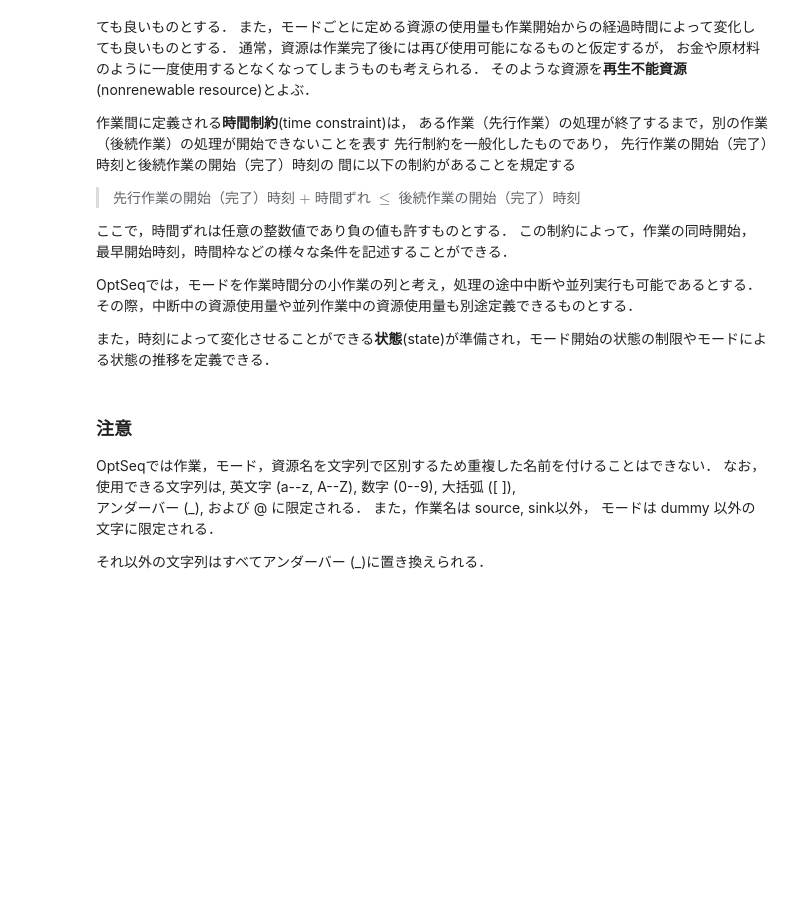
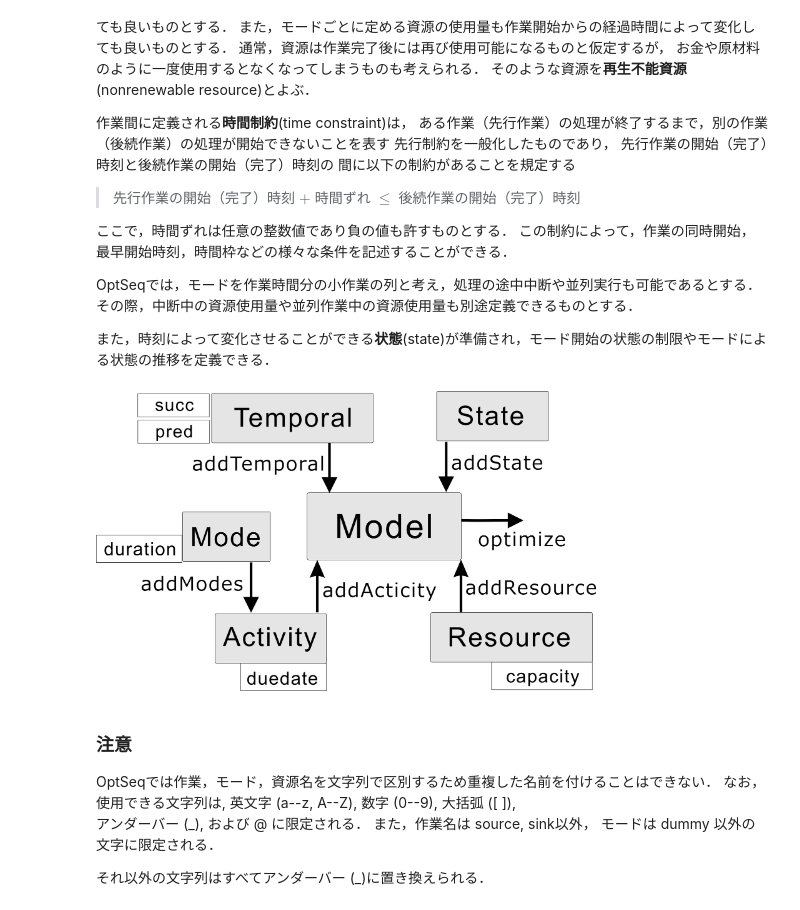
Before and after one commit to mikiokubo/optseqtrial, a Jupyter notebook: 07optseq.ipynb, the cells around one changed output. Cells and saved outputs as stored; diff of their text form; code cells hidden in the pictures; blank space fills up the shorter version.

```diff
--- a/07optseq.ipynb
+++ b/07optseq.ipynb
@@ -81,6 +81,11 @@ YouTubeVideo("Nue61nhu9PE")
 OptSeqでは，モードを作業時間分の小作業の列と考え，処理の途中中断や並列実行も可能であるとする．その際，中断中の資源使用量や並列作業中の資源使用量も別途定義できるものとする．
 
 また，時刻によって変化させることができる**状態**(state)が準備され，モード開始の状態の制限やモードによる状態の推移を定義できる．
+# %%
+#hide_input
+Image("./figure/optseqclass.jpg", width=500)
+# %% [output]
+[figure, added]
 # %% [markdown]
 ### 注意
 
```
Also changed, not shown: parts of 47 cells of this notebook, 14 other files.
